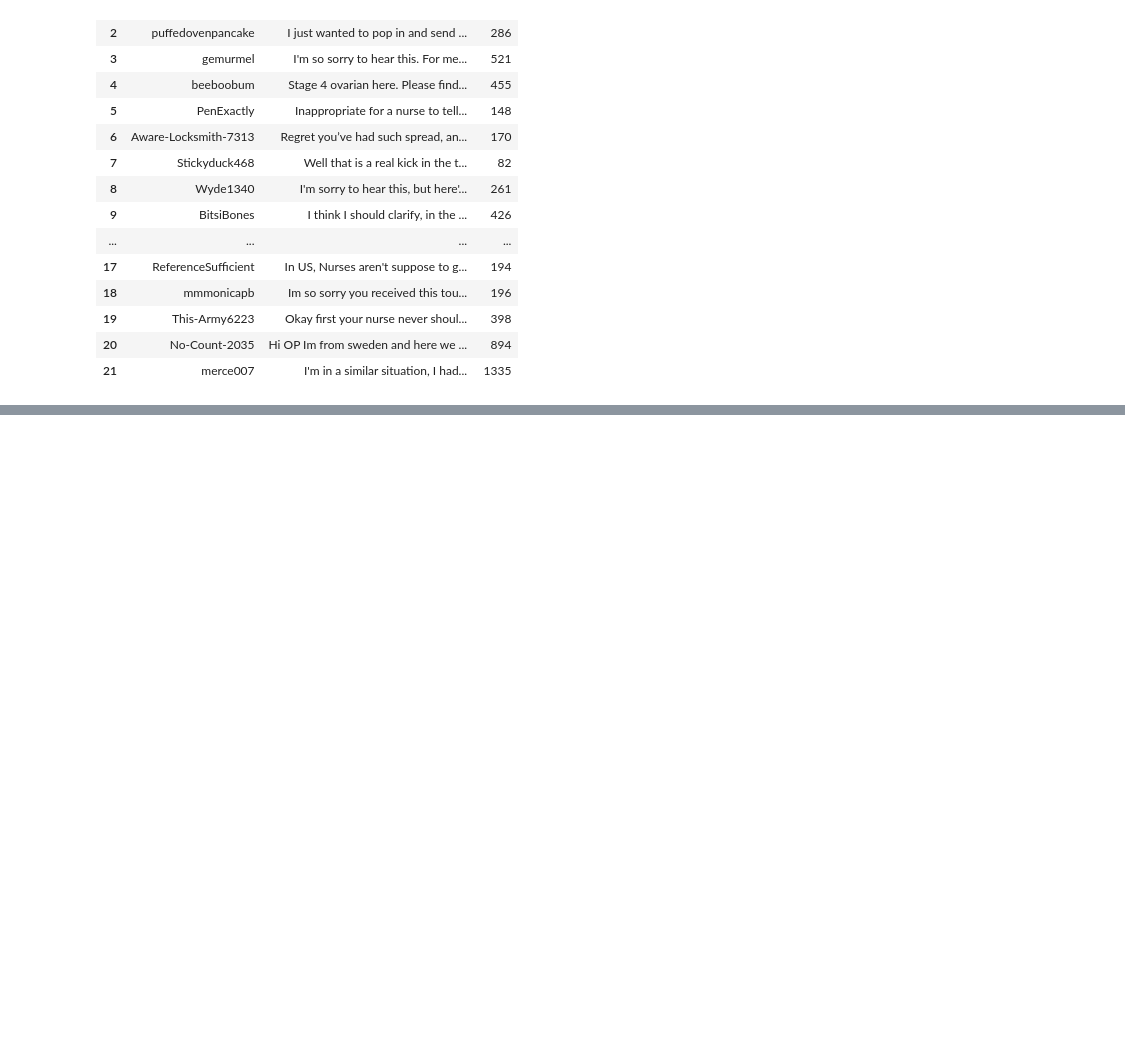
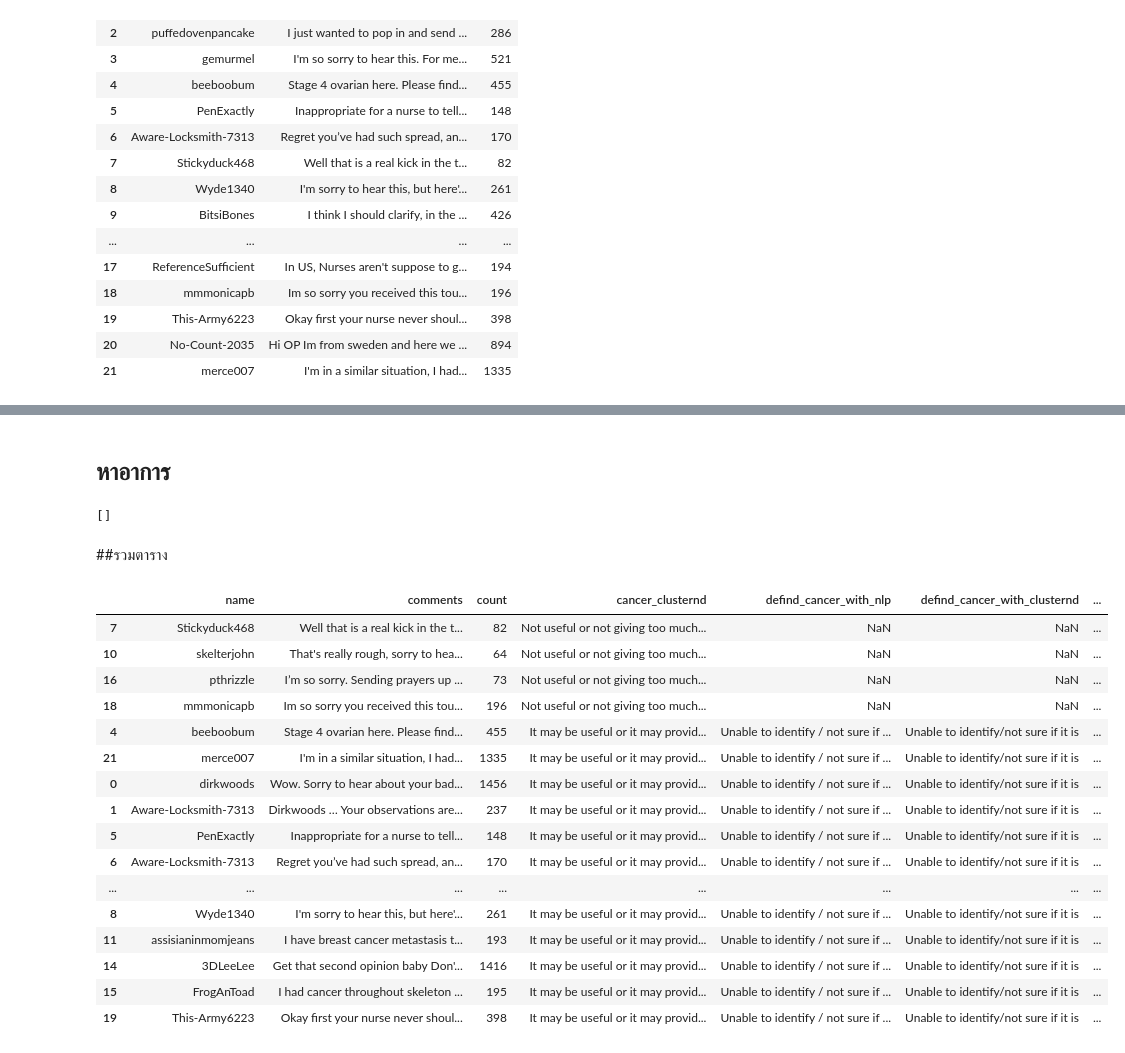
Before and after one commit to MOOwuttichai/Cancer_Social_Listening, a Jupyter notebook: Copy_of_บอกโรค+เพศ+ใครเป็นคนเล่า+SentenceTransformer.ipynb, the cells around one changed output, grey strips where cells are left out. Drawn from its saved outputs; the diff is of its cells as text; code cells hidden in the pictures; blank space fills up the shorter version.

```diff
--- a/Copy_of_บอกโรค+เพศ+ใครเป็นคนเล่า+SentenceTransformer.ipynb
+++ b/Copy_of_บอกโรค+เพศ+ใครเป็นคนเล่า+SentenceTransformer.ipynb
@@ -662,0 +1062,11 @@ def lemma(final):
+# %%
+k3=[]
+k4=[]
+for i in data['comments']:
+  k3.append(detect_person_en(str(i)))
+  if detect_person_en(str(i)) == "Tell about your own experiences":
+    k4.append("Gender not specified")
+  elif detect_person_en(str(i)) == "Tell other people's experiences":
+    k4.append(detect_gender_other_en(str(i)))
+  elif detect_person_en(str(i)) == "Didn't tell the experience":
+    k4.append(detect_gender_other_en(str(i)))
@@ -662,0 +1128,2 @@ def lemma(final):
+# %% [markdown]
+## หาอาการ
@@ -662,0 +1175,47 @@ def lemma(final):
+# %%
+symptoms_colcan_en = []
+for i in range(len(list_token_red)):
+  list_symptoms_en= []
+  for j in range(len(list_token_red[i])):
+    for k in cancer_symptoms_en:
+      for l in range(len(cancer_symptoms_en[k])):
+        if list_token_red[i][j] == cancer_symptoms_en[k][l]:
+          list_symptoms_en.append(cancer_symptoms_en[k][0])
+  unique_list_symptoms_en = list(OrderedDict.fromkeys(list_symptoms_en))
+  if len(unique_list_symptoms_en) > 0:
+    symptoms_colcan_en.append(unique_list_symptoms_en)
+  else :
+    symptoms_colcan_en.append(['No symptoms identified'])
+# %%
+list_symptoms_en
+# %% [output]
+[]
+# %% [markdown]
+##รวมตาราง
+# %%
+all_reddit_data = usedata
+all_reddit_data['defind_Genden_with_nlp'] = new_colgenden_en
+all_reddit_data['defind_Genden_with_python'] = k4
+all_reddit_data['defind_exp_with_python'] = k3
+all_reddit_data['symptoms_colcan_en'] = symptoms_colcan_en
+label_symptoms_en=all_reddit_data['symptoms_colcan_en'].str.join(sep='*').str.get_dummies(sep='*')
+all_reddit_data.join(label_symptoms_en)
+all_reddit_data
+# %% [output]
+|  | name | comments | count | cancer_clusternd | defind_cancer_with_nlp | defind_cancer_with_clusternd | ... |
+| 7 | Stickyduck468 | Well that is a real kick in the t... | 82 | Not useful or not giving too much... | NaN | NaN | ... |
+| 10 | skelterjohn | That's really rough, sorry to hea... | 64 | Not useful or not giving too much... | NaN | NaN | ... |
+| 16 | pthrizzle | I’m so sorry. Sending prayers up ... | 73 | Not useful or not giving too much... | NaN | NaN | ... |
+| 18 | mmmonicapb | Im so sorry you received this tou... | 196 | Not useful or not giving too much... | NaN | NaN | ... |
+| 4 | beeboobum | Stage 4 ovarian here. Please find... | 455 | It may be useful or it may provid... | Unable to identify / not sure if ... | Unable to identify/not sure if it is | ... |
+| 21 | merce007 | I'm in a similar situation, I had... | 1335 | It may be useful or it may provid... | Unable to identify / not sure if ... | Unable to identify/not sure if it is | ... |
+| 0 | dirkwoods | Wow. Sorry to hear about your bad... | 1456 | It may be useful or it may provid... | Unable to identify / not sure if ... | Unable to identify/not sure if it is | ... |
+| 1 | Aware-Locksmith-7313 | Dirkwoods … Your observations are... | 237 | It may be useful or it may provid... | Unable to identify / not sure if ... | Unable to identify/not sure if it is | ... |
+| 5 | PenExactly | Inappropriate for a nurse to tell... | 148 | It may be useful or it may provid... | Unable to identify / not sure if ... | Unable to identify/not sure if it is | ... |
+| 6 | Aware-Locksmith-7313 | Regret you’ve had such spread, an... | 170 | It may be useful or it may provid... | Unable to identify / not sure if ... | Unable to identify/not sure if it is | ... |
+| ... | ... | ... | ... | ... | ... | ... | ... |
+| 8 | Wyde1340 | I'm sorry to hear this, but here'... | 261 | It may be useful or it may provid... | Unable to identify / not sure if ... | Unable to identify/not sure if it is | ... |
+| 11 | assisianinmomjeans | I have breast cancer metastasis t... | 193 | It may be useful or it may provid... | Unable to identify / not sure if ... | Unable to identify/not sure if it is | ... |
+| 14 | 3DLeeLee | Get that second opinion baby Don'... | 1416 | It may be useful or it may provid... | Unable to identify / not sure if ... | Unable to identify/not sure if it is | ... |
+| 15 | FrogAnToad | I had cancer throughout skeleton ... | 195 | It may be useful or it may provid... | Unable to identify / not sure if ... | Unable to identify/not sure if it is | ... |
+| 19 | This-Army6223 | Okay first your nurse never shoul... | 398 | It may be useful or it may provid... | Unable to identify / not sure if ... | Unable to identify/not sure if it is | ... |
```
Also changed, not shown: parts of 52 cells of this notebook.
